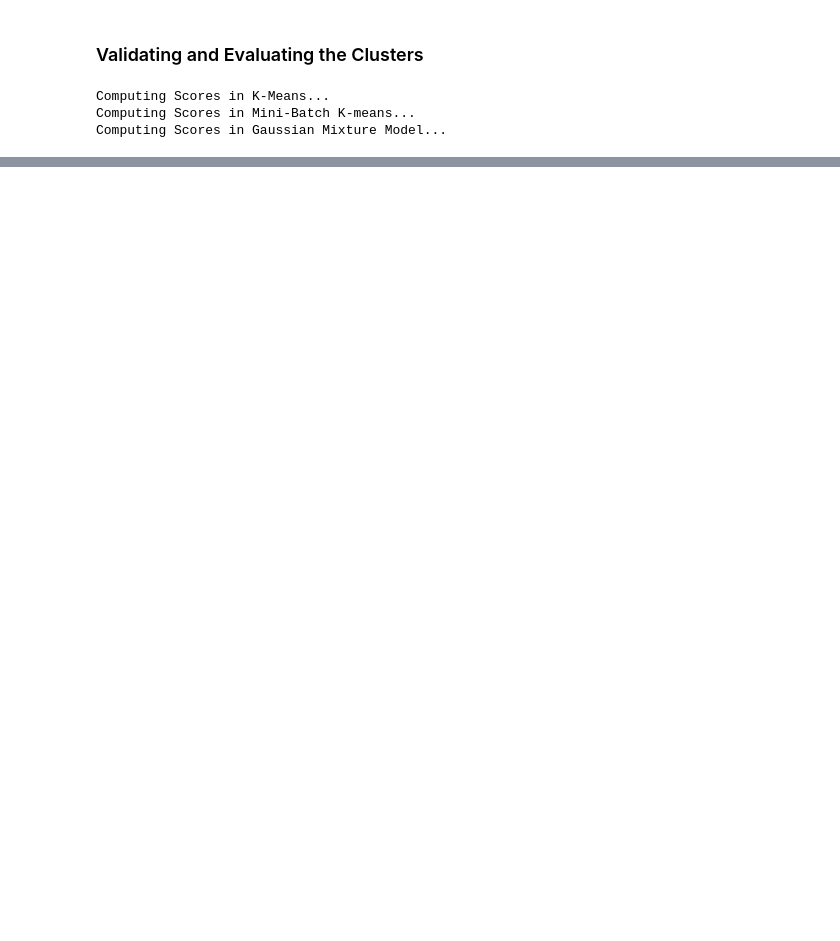
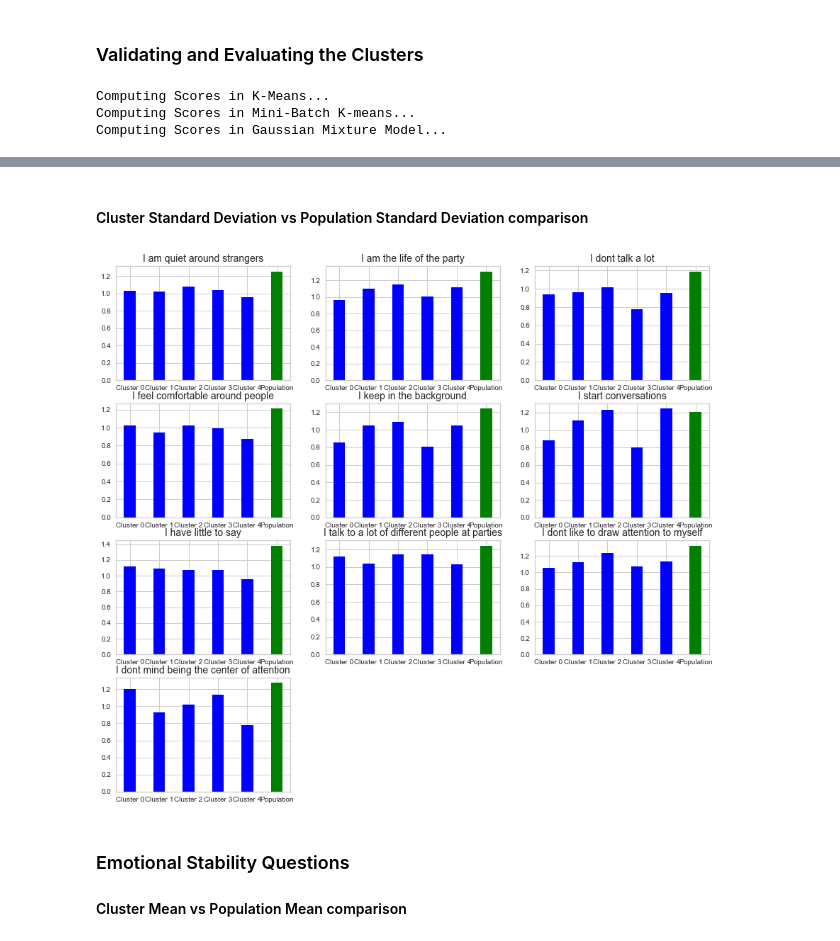
Before and after one commit to gavindizon/STINTSY, a Jupyter notebook: main.ipynb, the cells around one changed output, grey strips where cells are left out. Cells and saved outputs as stored; diff of their text form; code cells hidden in the pictures; blank space fills up the shorter version.

```diff
--- a/main.ipynb
+++ b/main.ipynb
@@ -568,2 +568,3 @@ Among the three models, the **- Model** that produced the best clustering of dat
 # %%
 df_cluster = df.groupby('Cluster').mean()
+df_cluster_std = df.groupby('Cluster').std()
@@ -577,2 +586,12 @@ Extroversion Questions: Cluster Mean vs Population Mean comparison
+# %% [markdown]
+#### Cluster Standard Deviation vs Population Standard Deviation comparison
+# %%
+compare_two_graphs(EXT, ext_questions, df_cluster_std[EXT_df_cluster].values.transpose(), df[EXT_df_cluster].std().transpose(), "Cluster ", "Population STD")
+# %% [output]
+[figure, added]
+# %% [markdown]
+### Emotional Stability Questions
+
+#### Cluster Mean vs Population Mean comparison
 # %%
 EST_df_cluster = [column for column in df_cluster if column.startswith('EST')]
```
Also changed, not shown: parts of 29 cells of this notebook, 1 other file.
